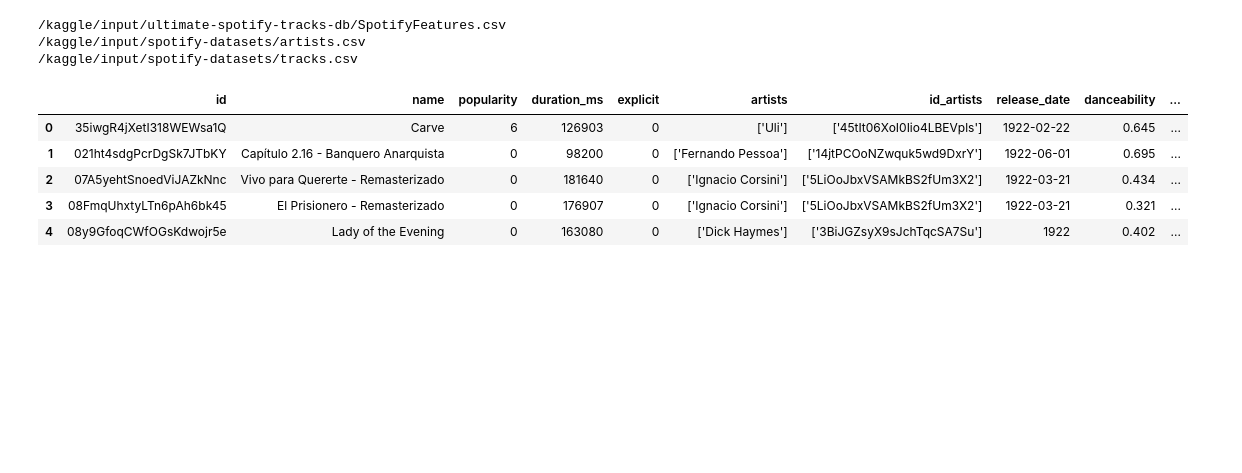
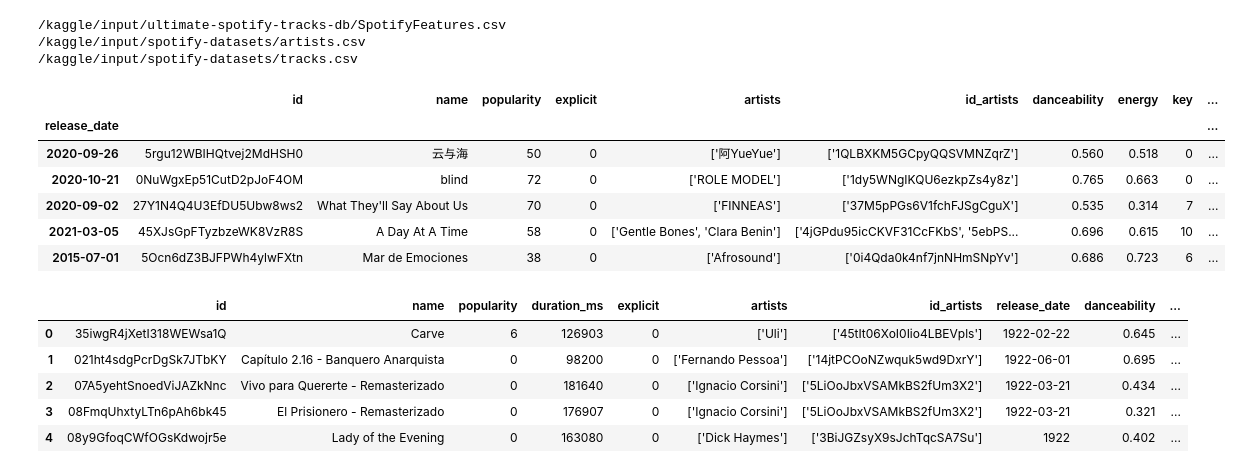
Before and after one commit to kaushalpowar/Spotify_EDA, a Jupyter notebook: spotify-eda.ipynb, the cells around one changed output. Drawn from its saved outputs; the diff is of its cells as text; code cells hidden in the pictures; blank space fills up the shorter version.

```diff
--- a/spotify-eda.ipynb
+++ b/spotify-eda.ipynb
@@ -25,6 +27,16 @@ import matplotlib.pyplot as plt
 import seaborn as sns
 # %%
 df_tracks = pd.read_csv('../input/spotify-datasets/tracks.csv')
+# %%
+df_tracks.tail()
+# %% [output]
+|  | id | name | popularity | explicit | artists | id_artists | danceability | energy | key | ... |
+| release_date |  |  |  |  |  |  |  |  |  | ... |
+| 2020-09-26 | 5rgu12WBIHQtvej2MdHSH0 | 云与海 | 50 | 0 | ['阿YueYue'] | ['1QLBXKM5GCpyQQSVMNZqrZ'] | 0.560 | 0.518 | 0 | ... |
+| 2020-10-21 | 0NuWgxEp51CutD2pJoF4OM | blind | 72 | 0 | ['ROLE MODEL'] | ['1dy5WNgIKQU6ezkpZs4y8z'] | 0.765 | 0.663 | 0 | ... |
+| 2020-09-02 | 27Y1N4Q4U3EfDU5Ubw8ws2 | What They'll Say About Us | 70 | 0 | ['FINNEAS'] | ['37M5pPGs6V1fchFJSgCguX'] | 0.535 | 0.314 | 7 | ... |
+| 2021-03-05 | 45XJsGpFTyzbzeWK8VzR8S | A Day At A Time | 58 | 0 | ['Gentle Bones', 'Clara Benin'] | ['4jGPdu95icCKVF31CcFKbS', '5ebPS... | 0.696 | 0.615 | 10 | ... |
+| 2015-07-01 | 5Ocn6dZ3BJFPWh4ylwFXtn | Mar de Emociones | 38 | 0 | ['Afrosound'] | ['0i4Qda0k4nf7jnNHmSNpYv'] | 0.686 | 0.723 | 6 | ... |
 # %%
 df_tracks.head()
 # %% [output]
```
Also changed, not shown: parts of 3 cells of this notebook.
